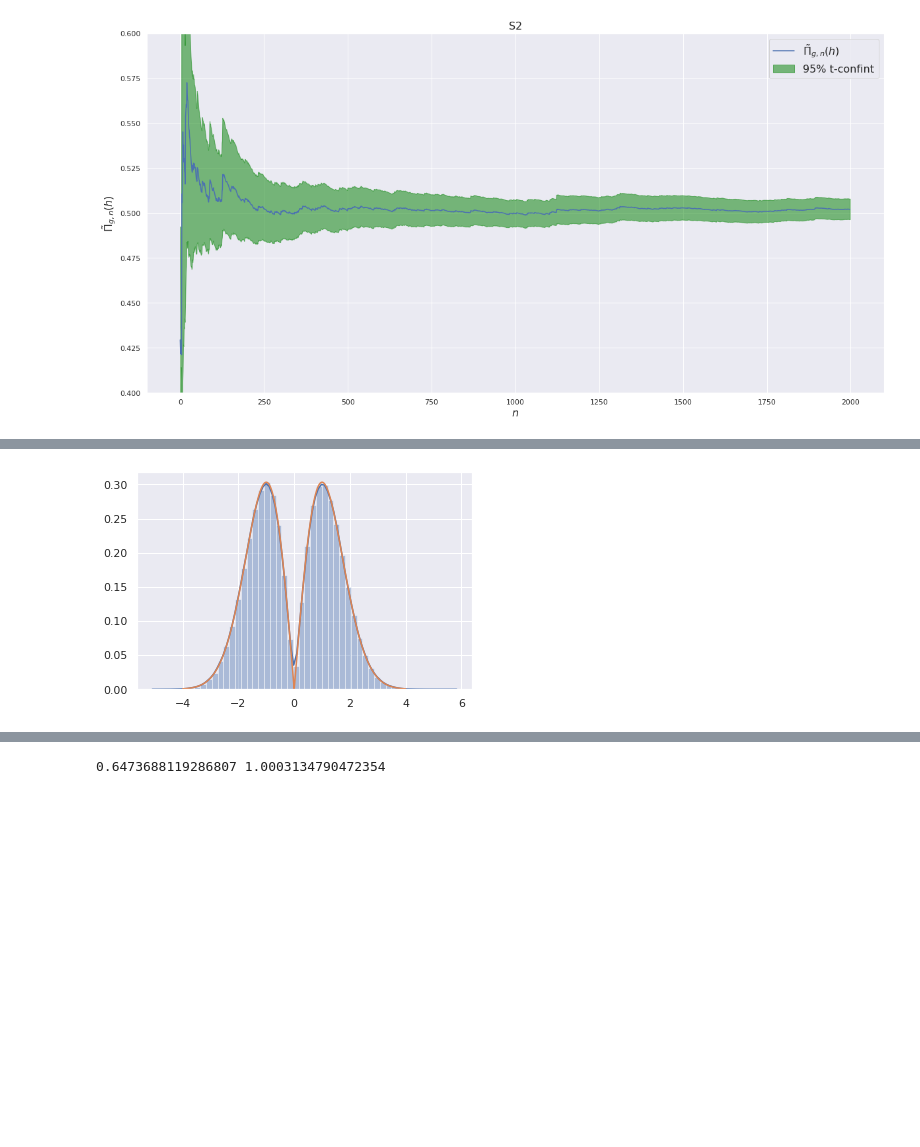
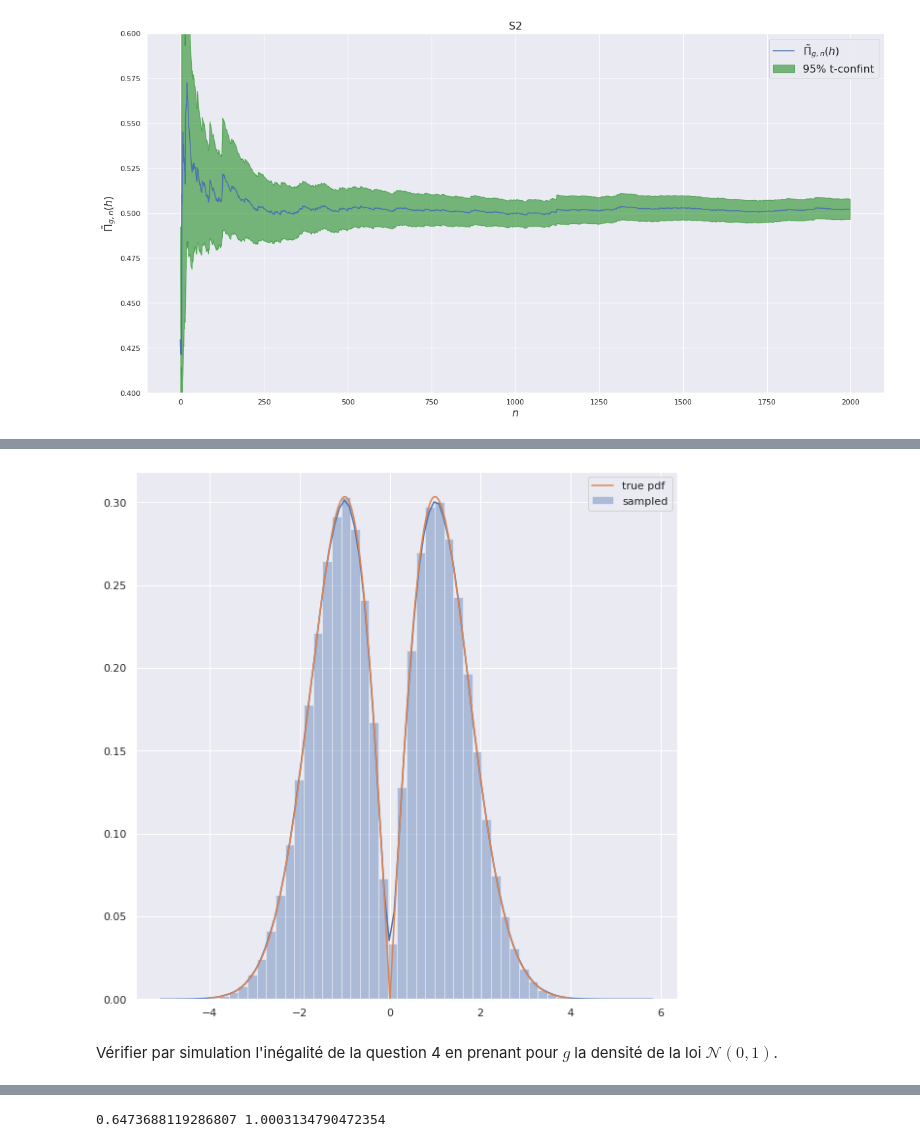
Before and after one commit to stdereka/MAP361P, a Jupyter notebook: project.ipynb, the cells around one changed output, grey strips where cells are left out. Saved outputs shown, nothing was run; the diff lists cells and outputs as text; code cells hidden in the pictures; blank space fills up the shorter version.

```diff
--- a/project.ipynb
+++ b/project.ipynb
@@ -71,12 +102,15 @@ Dans ce cas la convergence est beaucoup plus rapide, la taille limite de l'inter
 # %%
-# S3 sampling from g_tilde
 from spellbook import g_tilde
 np.random.seed(SEED)
 
+plt.figure(figsize=(10, 10))
 x = np.linspace(-4, 4, 10000)
-sns.distplot(g_tilde.sample(1000000))
-plt.plot(x, g_tilde.pdf(x))
+sns.distplot(g_tilde.sample(1000000), label="sampled")
+plt.plot(x, g_tilde.pdf(x), label="true pdf")
+plt.legend()
 plt.show()
 # %% [output]
-[figure, old version]
+[figure, new version]
+# %% [markdown]
+Vérifier par simulation l'inégalité de la question 4 en prenant pour $g$ la densité de la loi $\mathcal{N}(0,1)$.
 # %%
```
Also changed, not shown: parts of 16 cells of this notebook.
